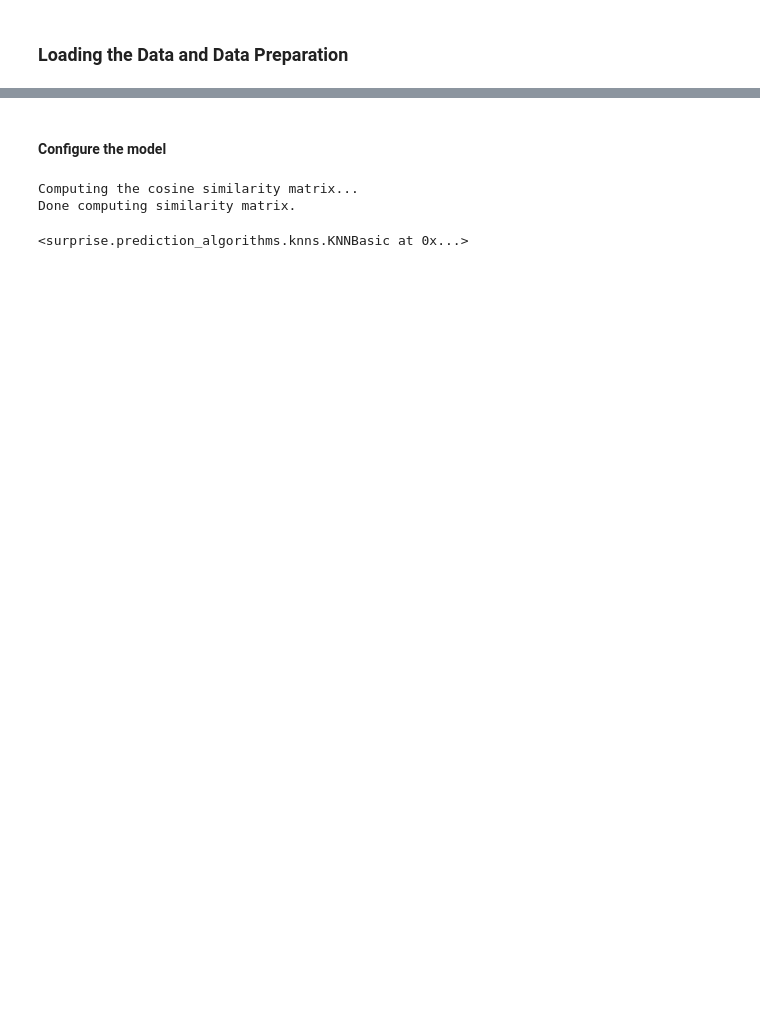
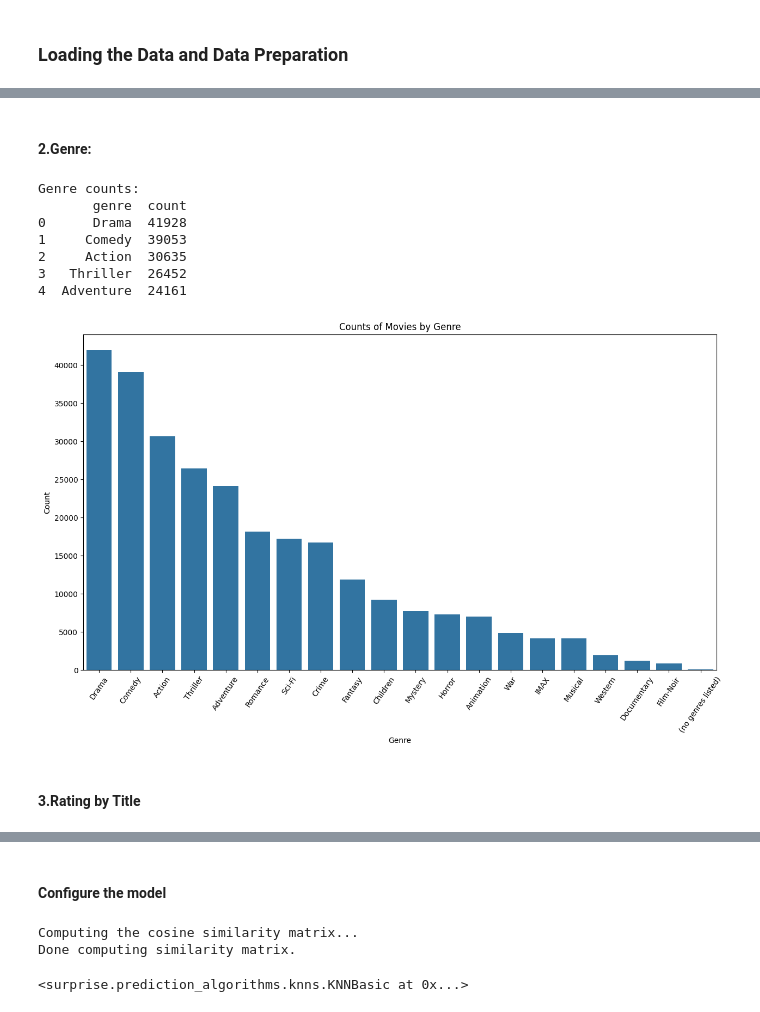
Before and after one commit to MuiruriVivian/RECOMMENDER-SYSTEM---PHASE-4-PROJECT, a Jupyter notebook: vivian1.ipynb, the cells around one changed output, grey strips where cells are left out. Drawn from its saved outputs; the diff is of its cells as text; code cells hidden in the pictures; blank space fills up the shorter version.

```diff
--- a/vivian1.ipynb
+++ b/vivian1.ipynb
@@ -75,0 +130,40 @@ links_movies_ratings.head(5)
+# %% [markdown]
+#### 2.Genre:
+# %%
+# Each movie can have multiple genres separated by '|'. We need to split them.
+
+# Create a copy of the dataframe to explode genres
+df_genre = links_movies_ratings.copy()
+# Replace '(no genres listed)' with NaN maybe
+# Split genres by '|'
+df_genre['genres'] = df_genre['genres'].fillna('')
+df_genre = df_genre.assign(genre = df_genre['genres'].str.split('\|'))
+
+# Explode to have one genre per row
+df_exploded = df_genre.explode('genre')
+
+# Count per genre overall
+genre_counts = df_exploded['genre'].value_counts().reset_index()
+genre_counts.columns = ['genre', 'count']
+print('Genre counts:')
+print(genre_counts.head(5))
+
+# Plot genre counts
+plt.figure(figsize=(15, 8))
+sns.barplot(data=genre_counts, x='genre', y='count')
+plt.title('Counts of Movies by Genre')
+plt.xlabel('Genre')
+plt.ylabel('Count')
+plt.xticks(rotation=55)
+plt.show()
+# %% [output]
+Genre counts:
+       genre  count
+0      Drama  41928
+1     Comedy  39053
+2     Action  30635
+3   Thriller  26452
+4  Adventure  24161
+[figure, added]
+# %% [markdown]
+#### 3.Rating by Title
```
Also changed, not shown: parts of 35 cells of this notebook.
